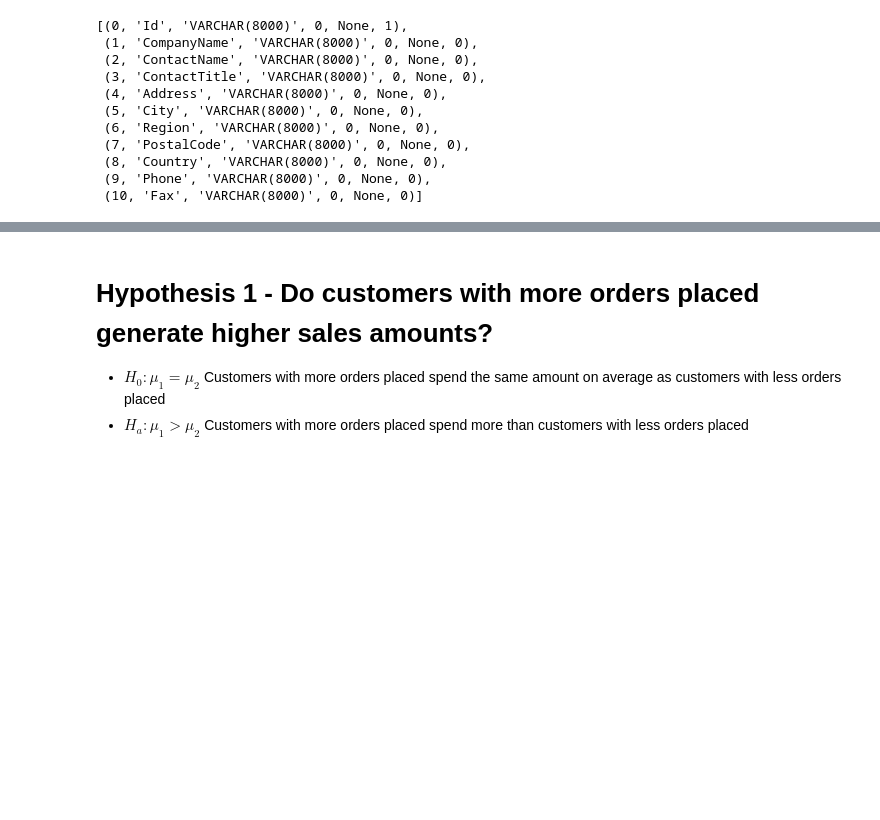
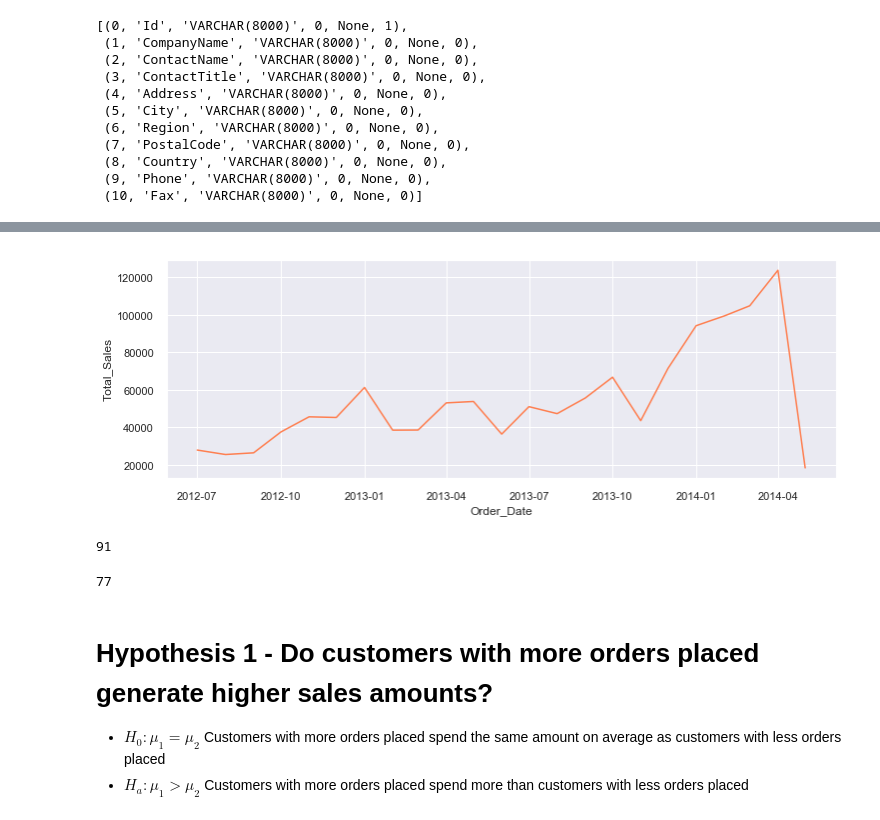
Before and after one commit to Francismorales/dsc-mod-3-project-online-ds-pt-061019, a Jupyter notebook: Project2-Northwind_Hypothesis_Testing.ipynb, the cells around one changed output, grey strips where cells are left out. Saved outputs shown, nothing was run; the diff lists cells and outputs as text; code cells hidden in the pictures; blank space fills up the shorter version.

```diff
--- a/Project2-Northwind_Hypothesis_Testing.ipynb
+++ b/Project2-Northwind_Hypothesis_Testing.ipynb
@@ -67,3 +67,13 @@ c.fetchall()
  (8, 'Country', 'VARCHAR(8000)', 0, None, 0),
  (9, 'Phone', 'VARCHAR(8000)', 0, None, 0),
  (10, 'Fax', 'VARCHAR(8000)', 0, None, 0)]
+# %%
+#Plot sales over time
+dataSalesoverTime = pd.read_sql_query('''SELECT strftime('%m-%Y', o.OrderDate) as Order_Date,
+                            SUM((od.UnitPrice * od.Quantity) - (od.UnitPrice * od.Quantity * od.Discount )) as 'Total_Sales'
+                            FROM 'Order' o
+                            JOIN 'OrderDetail' od ON o.Id = od.OrderId
+                            GROUP BY Order_Date
+                            ;''', cnx)
+# %%
+dataSalesoverTime['Order_Date'] = pd.to_datetime(dataSalesoverTime['Order_Date'])
@@ -69,0 +98,6 @@ c.fetchall()
+# %%
+#Plot sales over time
+plt.figure(figsize=(12, 4))
+ax = sns.lineplot(x="Order_Date", y="Total_Sales", data=dataSalesoverTime, c='coral')
+# %% [output]
+[figure, added]
@@ -69,0 +108,4 @@ c.fetchall()
+# %%
+len(dfTotalCustomers['Id'])
+# %% [output]
+91
@@ -70,3 +116,7 @@ c.fetchall()
+# %%
+len(dfTotalProduct['Id'])
+# %% [output]
+77
 # %% [markdown]
 # Hypothesis 1 - Do customers with more orders placed generate higher sales amounts?
 - $H_0: \mu_1 = \mu_2$ Customers with more orders placed spend the same amount on average as customers with less orders placed
```
Also changed, not shown: parts of 5 cells of this notebook.
